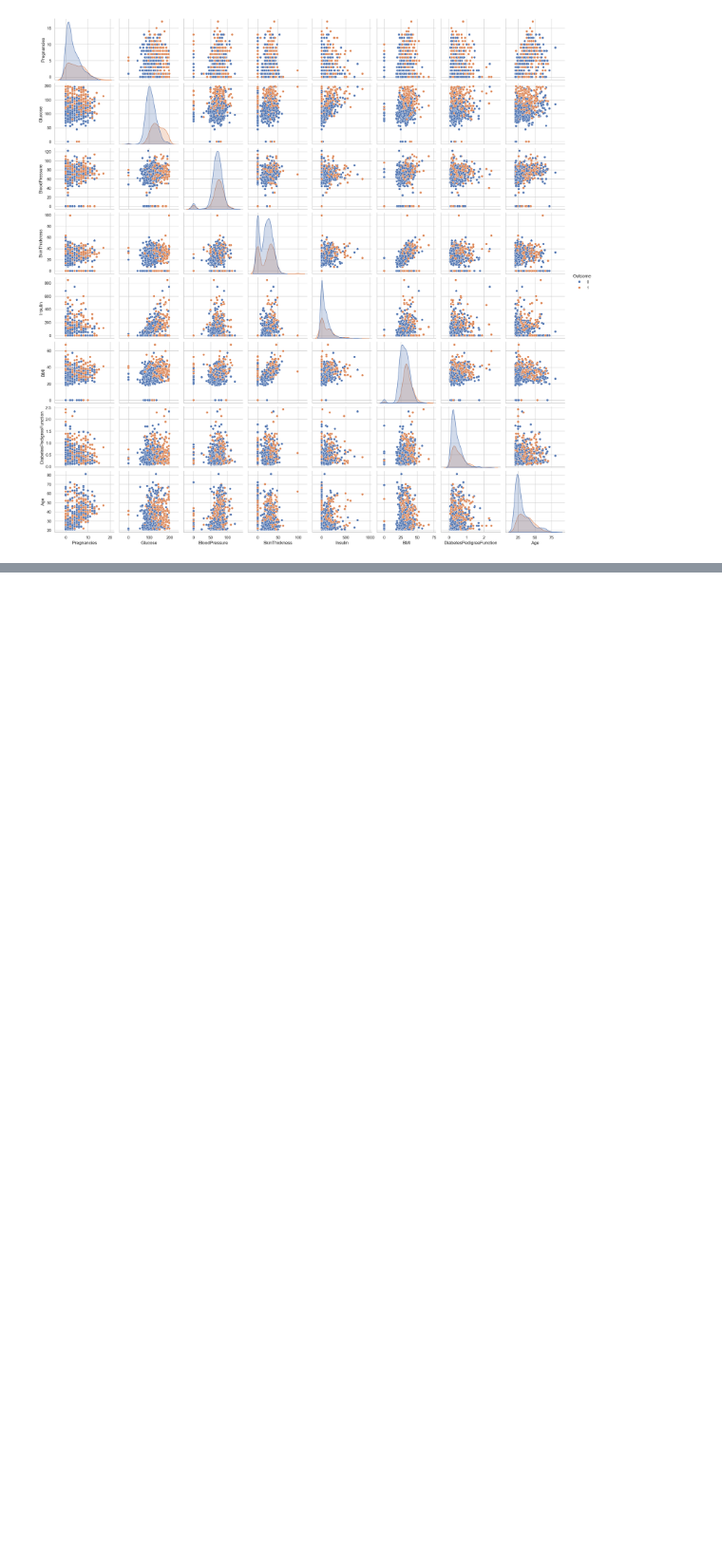
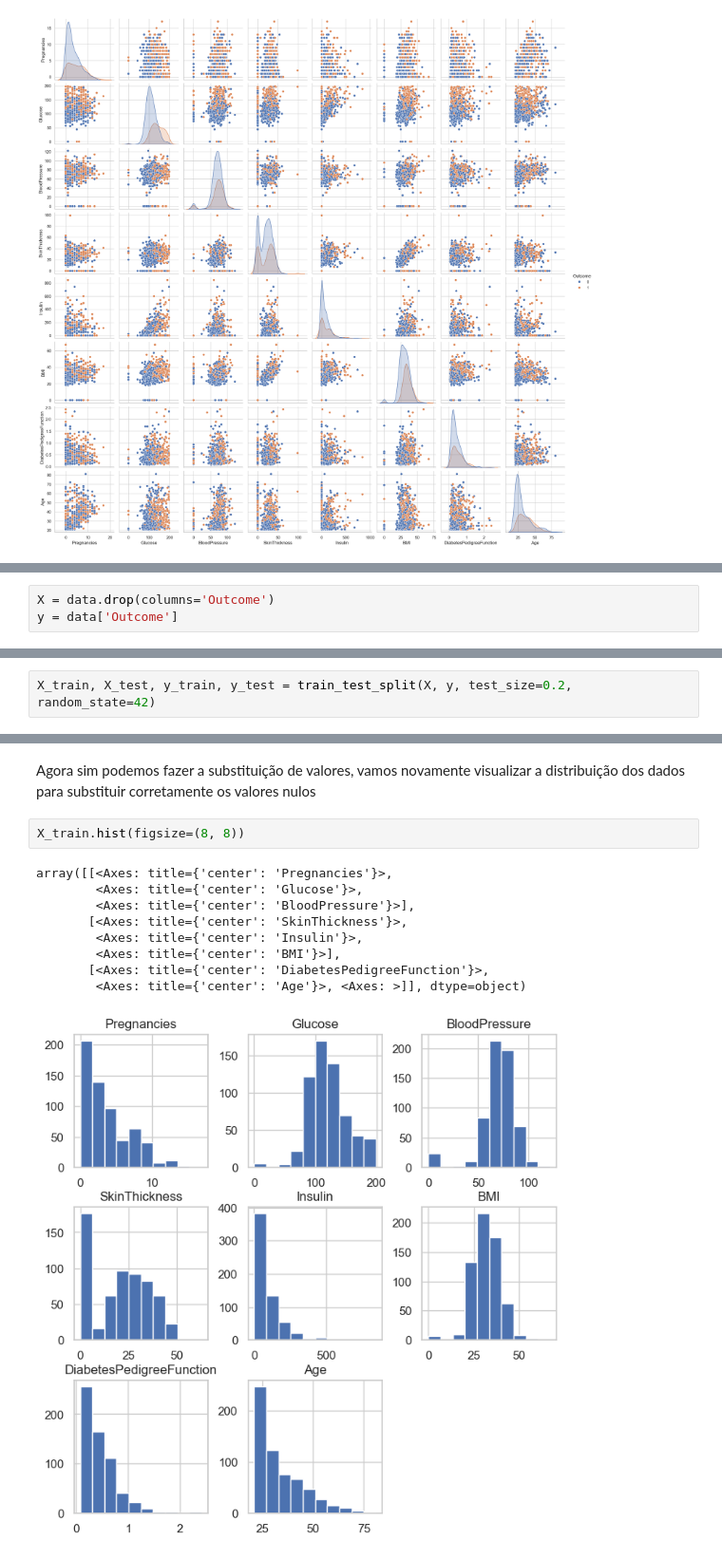
Before and after one commit to HannaCarla/machine-learning-classes, a Jupyter notebook: Aula1/diabetes_EDA.ipynb, the cells around one changed output, grey strips where cells are left out. Shown at 95% size. Drawn from its saved outputs; the diff is of its cells as text; blank space fills up the shorter version.

```diff
--- a/Aula1/diabetes_EDA.ipynb
+++ b/Aula1/diabetes_EDA.ipynb
@@ -135,0 +140,3 @@ Em seguida vamos continuar com o pré-processamento e a classificação.
+# %%
+X = data.drop(columns='Outcome')
+y = data['Outcome']
@@ -135,0 +145,2 @@ Em seguida vamos continuar com o pré-processamento e a classificação.
+# %%
+X_train, X_test, y_train, y_test = train_test_split(X, y, test_size=0.2, random_state=42)
@@ -135,0 +157,14 @@ Em seguida vamos continuar com o pré-processamento e a classificação.
+# %% [markdown]
+Agora sim podemos fazer a substituição de valores, vamos novamente visualizar a distribuição dos dados para substituir corretamente os valores nulos
+# %%
+X_train.hist(figsize=(8, 8))
+# %% [output]
+array([[<Axes: title={'center': 'Pregnancies'}>,
+        <Axes: title={'center': 'Glucose'}>,
+        <Axes: title={'center': 'BloodPressure'}>],
+       [<Axes: title={'center': 'SkinThickness'}>,
+        <Axes: title={'center': 'Insulin'}>,
+        <Axes: title={'center': 'BMI'}>],
+       [<Axes: title={'center': 'DiabetesPedigreeFunction'}>,
+        <Axes: title={'center': 'Age'}>, <Axes: >]], dtype=object)
+[figure, added]
```
Also changed, not shown: parts of 16 cells of this notebook.
